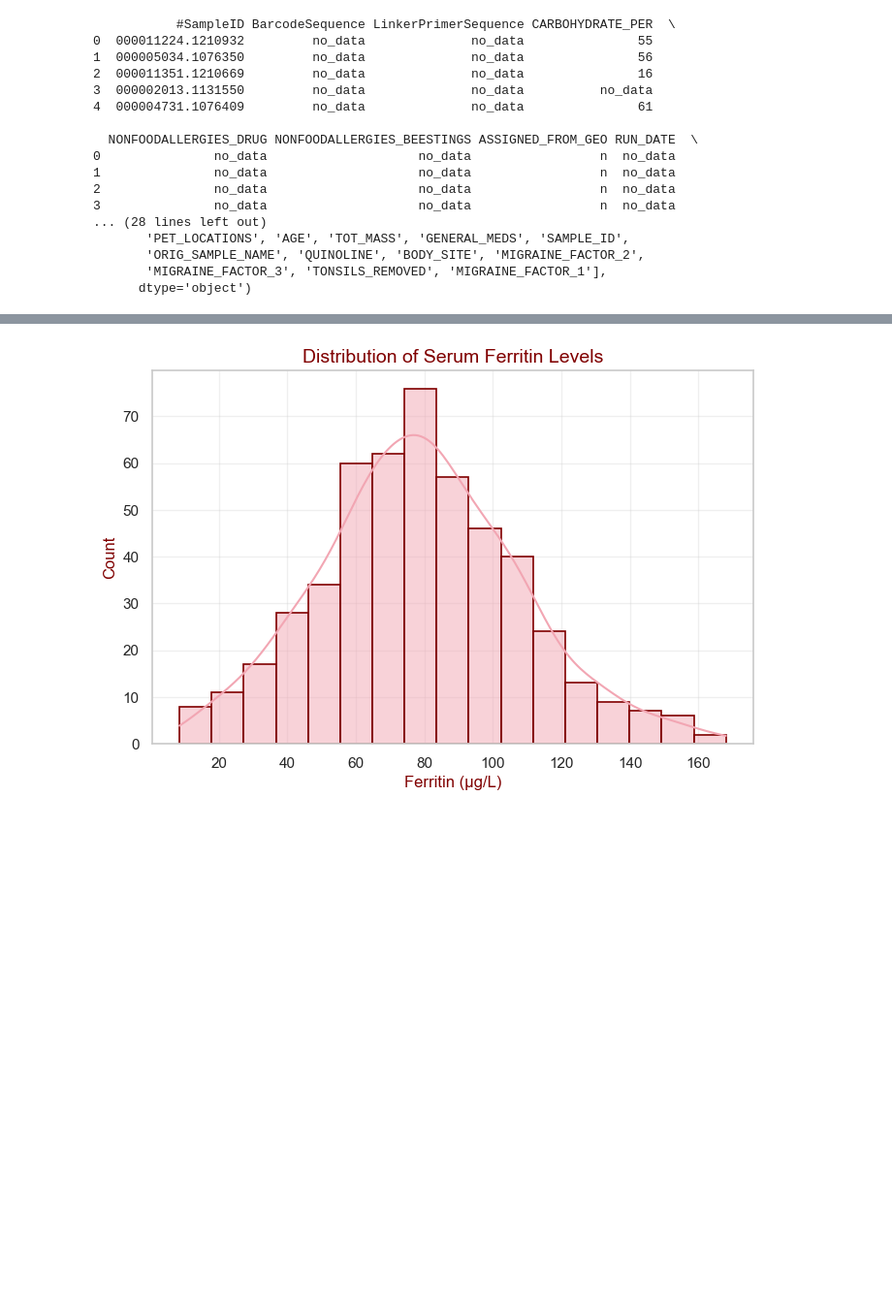
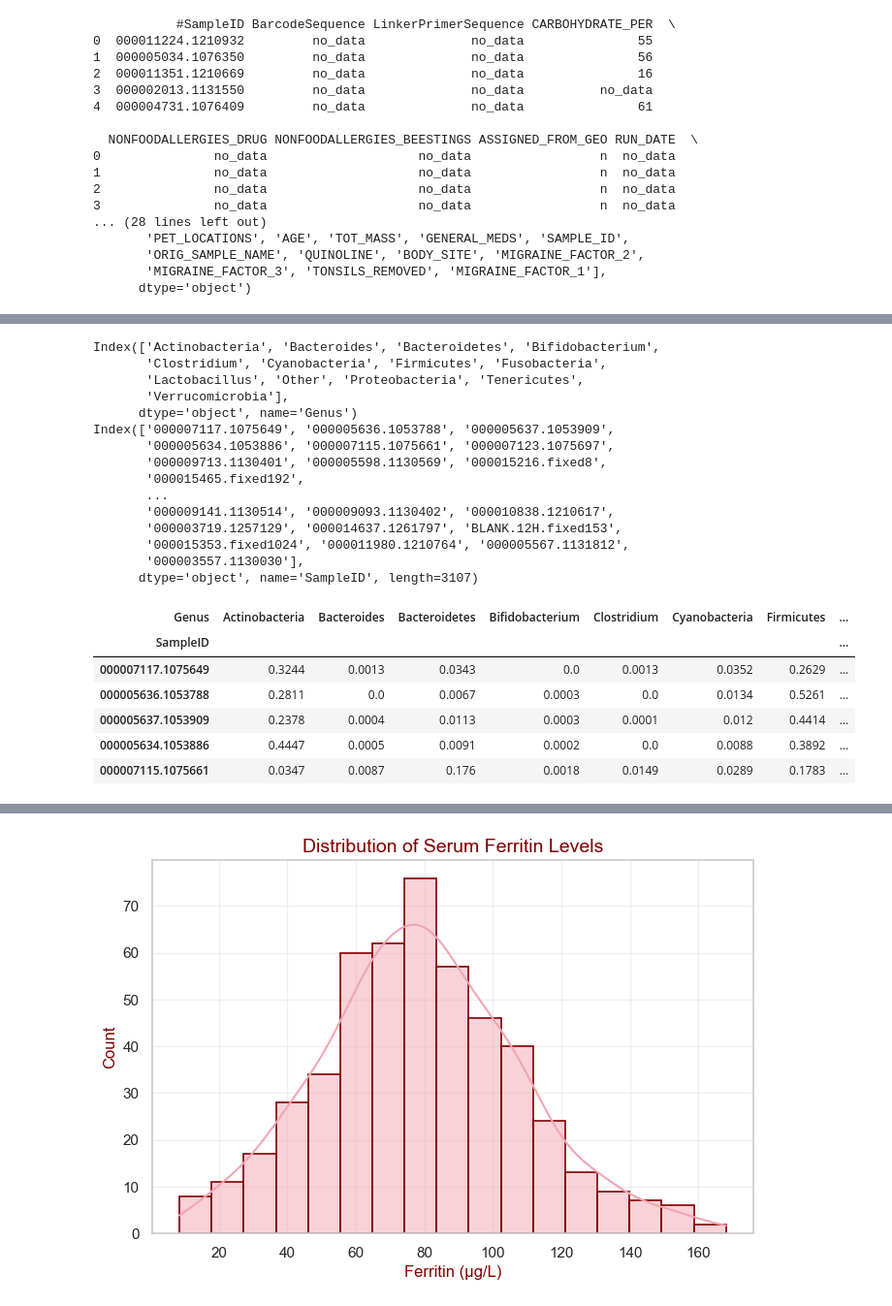
Before and after one commit to mariaponomarova/ML_project, a Jupyter notebook: data.ipynb, the cells around one changed output, grey strips where cells are left out. Shown at 97% size. Saved outputs shown, nothing was run; the diff lists cells and outputs as text; code cells hidden in the pictures; blank space fills up the shorter version.

```diff
--- a/data.ipynb
+++ b/data.ipynb
@@ -53,12 +27,38 @@ from biom import load_table
 import pandas as pd
 
 # Load table
-table = load_table('AG_100nt_even10k.biom')
-
-# Extract taxonomy metadata
+table = load_table('./data/AG_100nt_even10k.biom')
+otu_table = table.to_dataframe()
 taxonomy = table.metadata_to_dataframe('observation')
 
 
-# Show first few
-print(taxonomy.head())
+genera_of_interest = ["Lactobacillus", "Bifidobacterium", "Clostridium", "Bacteroides"]
+
+def extract_genus(row):
+    g = row["taxonomy_5"].replace("g__", "")
+    if g in genera_of_interest:
+       return g
+    else:
+        p = row["taxonomy_1"].replace("p__", "")
+        p = p.replace("[", "").replace("]", "")
+        return p
+
+taxonomy["Genus"] = taxonomy.apply(extract_genus, axis=1)
+
+genus_abundance = otu_table.groupby(taxonomy["Genus"]).sum()
+
+total_abundance = genus_abundance.sum(axis=1)
+threshold = 0.001 * total_abundance.sum()  # 0.1% of total counts
+rare_taxa = [tax for tax in total_abundance[total_abundance < threshold].index
+             if tax not in genera_of_interest]
+
+# Replace rare taxa with 'Other' and sum
+genus_abundance = genus_abundance.rename(index=lambda x: "Other" if x in rare_taxa else x)
+genus_abundance = genus_abundance.groupby(genus_abundance.index).sum()
+
+# Normalize to relative abundance
+genus_abundance = genus_abundance.div(genus_abundance.sum(axis=0), axis=1)
+
+# Check results
+print(genus_abundance.head())
 # %% [output]
@@ -84,0 +82,29 @@ print(taxonomy.head())
+# %%
+samples = genus_abundance.T.copy()
+samples.index.name = 'SampleID'
+print(samples.columns)
+print(samples.index)
+samples.head()
+# %% [output]
+Index(['Actinobacteria', 'Bacteroides', 'Bacteroidetes', 'Bifidobacterium',
+       'Clostridium', 'Cyanobacteria', 'Firmicutes', 'Fusobacteria',
+       'Lactobacillus', 'Other', 'Proteobacteria', 'Tenericutes',
+       'Verrucomicrobia'],
+      dtype='object', name='Genus')
+Index(['000007117.1075649', '000005636.1053788', '000005637.1053909',
+       '000005634.1053886', '000007115.1075661', '000007123.1075697',
+       '000009713.1130401', '000005598.1130569', '000015216.fixed8',
+       '000015465.fixed192',
+       ...
+       '000009141.1130514', '000009093.1130402', '000010838.1210617',
+       '000003719.1257129', '000014637.1261797', 'BLANK.12H.fixed153',
+       '000015353.fixed1024', '000011980.1210764', '000005567.1131812',
+       '000003557.1130030'],
+      dtype='object', name='SampleID', length=3107)
+| Genus | Actinobacteria | Bacteroides | Bacteroidetes | Bifidobacterium | Clostridium | Cyanobacteria | Firmicutes | ... |
+| SampleID |  |  |  |  |  |  |  | ... |
+| 000007117.1075649 | 0.3244 | 0.0013 | 0.0343 | 0.0 | 0.0013 | 0.0352 | 0.2629 | ... |
+| 000005636.1053788 | 0.2811 | 0.0 | 0.0067 | 0.0003 | 0.0 | 0.0134 | 0.5261 | ... |
+| 000005637.1053909 | 0.2378 | 0.0004 | 0.0113 | 0.0003 | 0.0001 | 0.012 | 0.4414 | ... |
+| 000005634.1053886 | 0.4447 | 0.0005 | 0.0091 | 0.0002 | 0.0 | 0.0088 | 0.3892 | ... |
+| 000007115.1075661 | 0.0347 | 0.0087 | 0.176 | 0.0018 | 0.0149 | 0.0289 | 0.1783 | ... |
```
Also changed, not shown: parts of 8 cells of this notebook, 11 other files.
